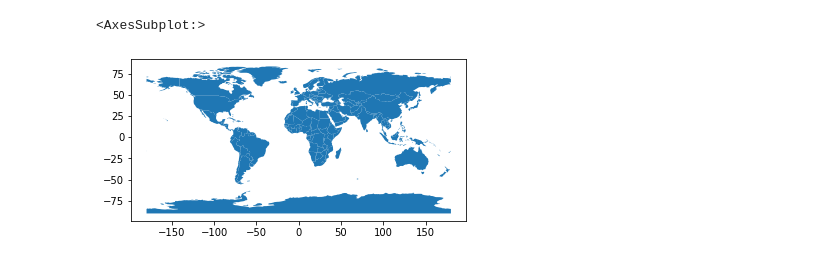
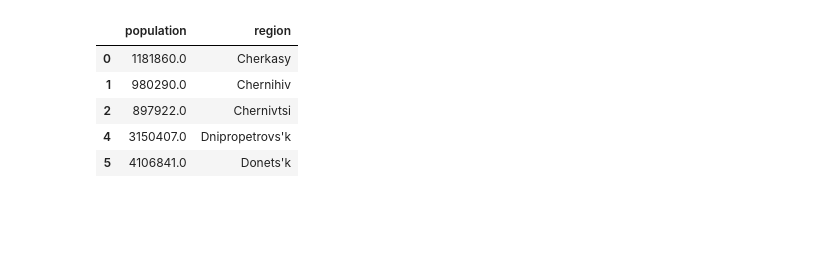
Before and after one commit to sharp000000/population-density, a Jupyter notebook: Population Density.ipynb, the cells around one changed output. Saved outputs shown, nothing was run; the diff lists cells and outputs as text; code cells hidden in the pictures; blank space fills up the shorter version.

```diff
--- a/Population Density.ipynb
+++ b/Population Density.ipynb
@@ -29,5 +5,0 @@ world = gpd.read_file(gpd.datasets.get_path('naturalearth_lowres'))
-# %%
-world.plot()
-# %% [output]
-<AxesSubplot:>
-[figure, removed]
@@ -33,0 +8,9 @@ world.plot()
+# %%
+population.sort_values('region').head()
+# %% [output]
+|  | population | region |
+| 0 | 1181860.0 | Cherkasy |
+| 1 | 980290.0 | Chernihiv |
+| 2 | 897922.0 | Chernivtsi |
+| 4 | 3150407.0 | Dnipropetrovs'k |
+| 5 | 4106841.0 | Donets'k |
```
Also changed, not shown: parts of 10 cells of this notebook, 1 other file.
